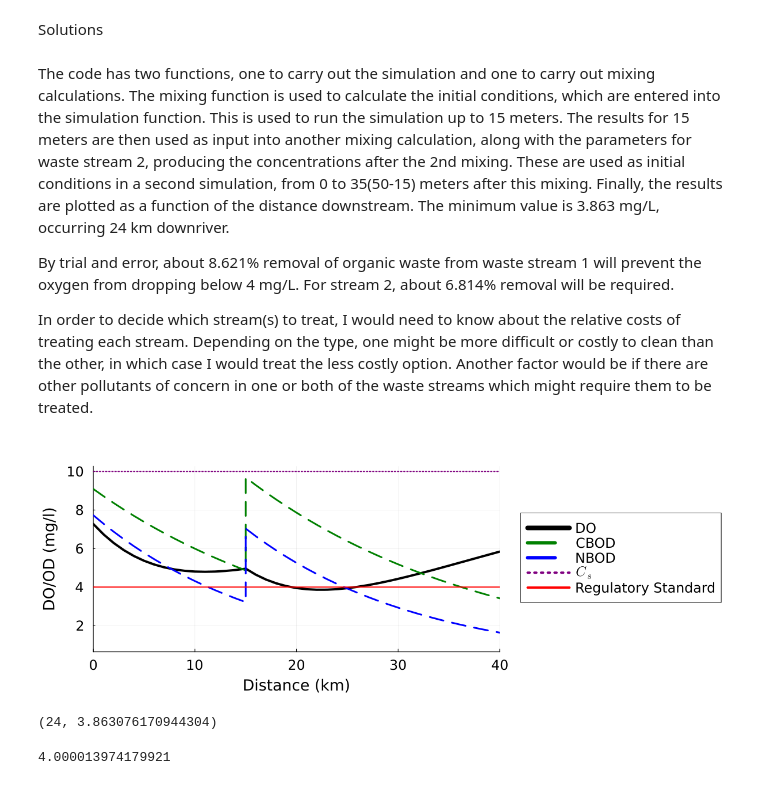
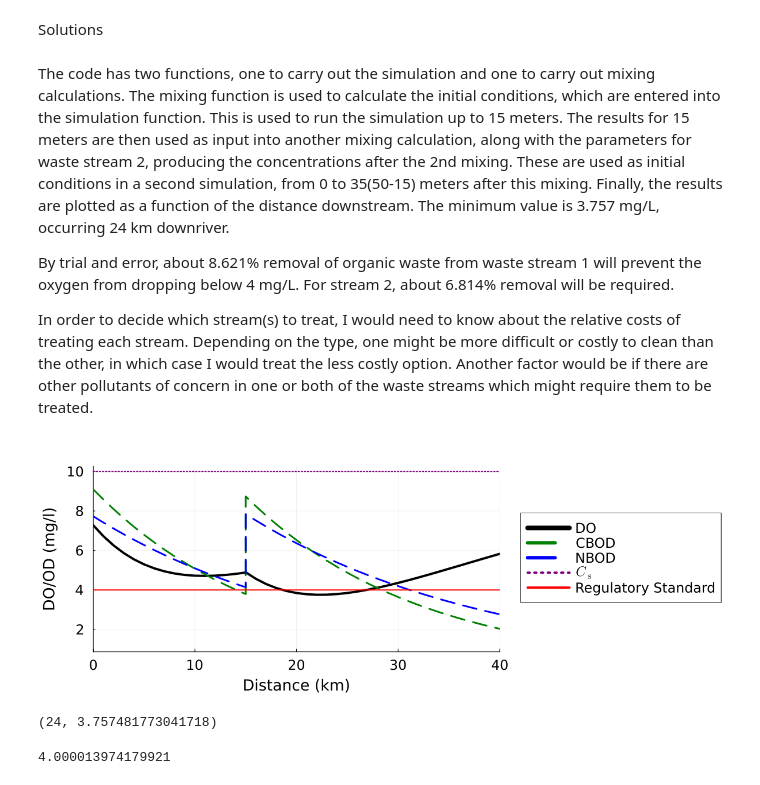
Before and after one commit to BEE4750-FA24/hw3-bottom-stimulating-reflectors, a Jupyter notebook: hw03.ipynb, the cells around one changed output. Saved outputs shown, nothing was run; the diff lists cells and outputs as text; code cells hidden in the pictures.

```diff
--- a/hw03.ipynb
+++ b/hw03.ipynb
@@ -85,7 +85,7 @@ Table 1: River inflow and waste stream characteristics for Problem 1.
 # %% [markdown]
 Solutions
 # %% [markdown]
-The code has two functions, one to carry out the simulation and one to carry out mixing calculations. The mixing function is used to calculate the initial conditions, which are entered into the simulation function. This is used to run the simulation up to 15 meters. The results for 15 meters are then used as input into another mixing calculation, along with the parameters for waste stream 2, producing the concentrations after the 2nd mixing. These are used as initial conditions in a second simulation, from 0 to 35(50-15) meters after this mixing. Finally, the results are plotted as a function of the distance downstream. The minimum value is 3.863 mg/L, occurring 24 km downriver.
+The code has two functions, one to carry out the simulation and one to carry out mixing calculations. The mixing function is used to calculate the initial conditions, which are entered into the simulation function. This is used to run the simulation up to 15 meters. The results for 15 meters are then used as input into another mixing calculation, along with the parameters for waste stream 2, producing the concentrations after the 2nd mixing. These are used as initial conditions in a second simulation, from 0 to 35(50-15) meters after this mixing. Finally, the results are plotted as a function of the distance downstream. The minimum value is 3.757 mg/L, occurring 24 km downriver.
 
 By trial and error, about 8.621% removal of organic waste from waste stream 1 will prevent the oxygen from dropping below 4 mg/L. For stream 2, about 6.814% removal will be required.
 
@@ -118,7 +118,7 @@ N2 = 35
 Cs = 10
 U = 6
 
-function do_simulate(x, C0, B0, N0, ka, kn, kc, Cs, U)
+function do_simulate(x, C0, B0, N0, ka, kc, kn, Cs, U)
     B = B0 * exp(-kc * x / U)
     N = N0 * exp(-kn * x / U)
     α1 = exp(-ka * x / U)
@@ -142,38 +142,38 @@ end
 
 
 Q0, C0, B0, N0 = do_mixing(Qr, Q1, Cr, C1, Br, B1, Nr, N1)
 x = vcat(0:15, 15:50)
 
 # evaluate model over all x's
 # this uses broadcasting
 do_out = (y -> do_simulate(y, C0, B0, N0, ka, kc, kn, Cs, U)).(0:15)
 Cr2, Br2, Nr2 = do_out[16]
 Q0, C0, B0, N0 = do_mixing(Q0, Q2, Cr2, C2, Br2, B2, Nr2, N2)
 do_out2 = (y -> do_simulate(y, C0, B0, N0, ka, kc, kn, Cs, U)).(0:50-15)
 
 # unpack outputs into individual arrays for C, B, and N
 # this uses comprehensions to pull out the relevant components
 #of the tuples that our function outputs
 C = vcat([d[1] for d in do_out], [d[1] for d in do_out2])
 B = vcat([d[2] for d in do_out], [d[2] for d in do_out2])
 N = vcat([d[3] for d in do_out], [d[3] for d in do_out2])
 # plot outputs
 p1 = plot(; ylabel="DO/OD (mg/l)", xlabel="Distance (km)", left_margin=8mm, top_margin=10mm, guidefontsize=18, legendfontsize=16, tickfontsize=16, legend=:outerright, bottom_margin=10mm)
 plot!(p1, x, C, color=:black, linewidth=4, label="DO")
 plot!(p1, x, B, color=:green, label="CBOD", linestyle=:dash, linewidth=3)
 plot!(p1, x, N, color=:blue, label="NBOD", linestyle=:dash, linewidth=3)
 # plot Cs, which is a constant value
 plot!(p1, x, Cs * ones(length(x)), color=:purple, label=L"C_s", linestyle=:dot, linewidth=2)
 
 hline!([4], color=:red, linewidth=2, label="Regulatory Standard")
 plot!(size=(1200, 450))
 xaxis!((0, 40))
 # %% [output]
-[figure, old version]
+[figure, new version]
 # %%
 argmin(C), minimum(C)
 # %% [output]
-(24, 3.863076170944304)
+(24, 3.757481773041718)
 # %%
 
 # t =0.08620105
```
Also changed, not shown: parts of 4 cells of this notebook.
